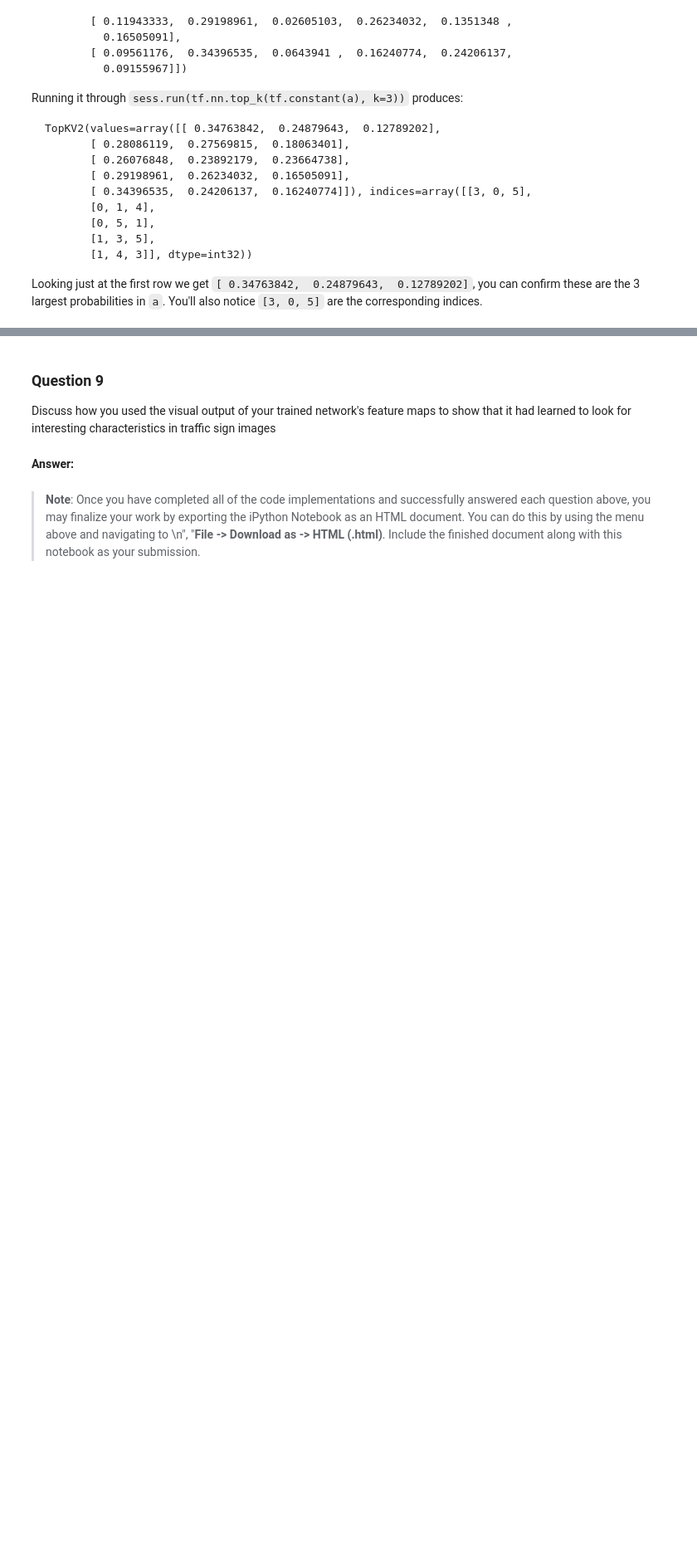
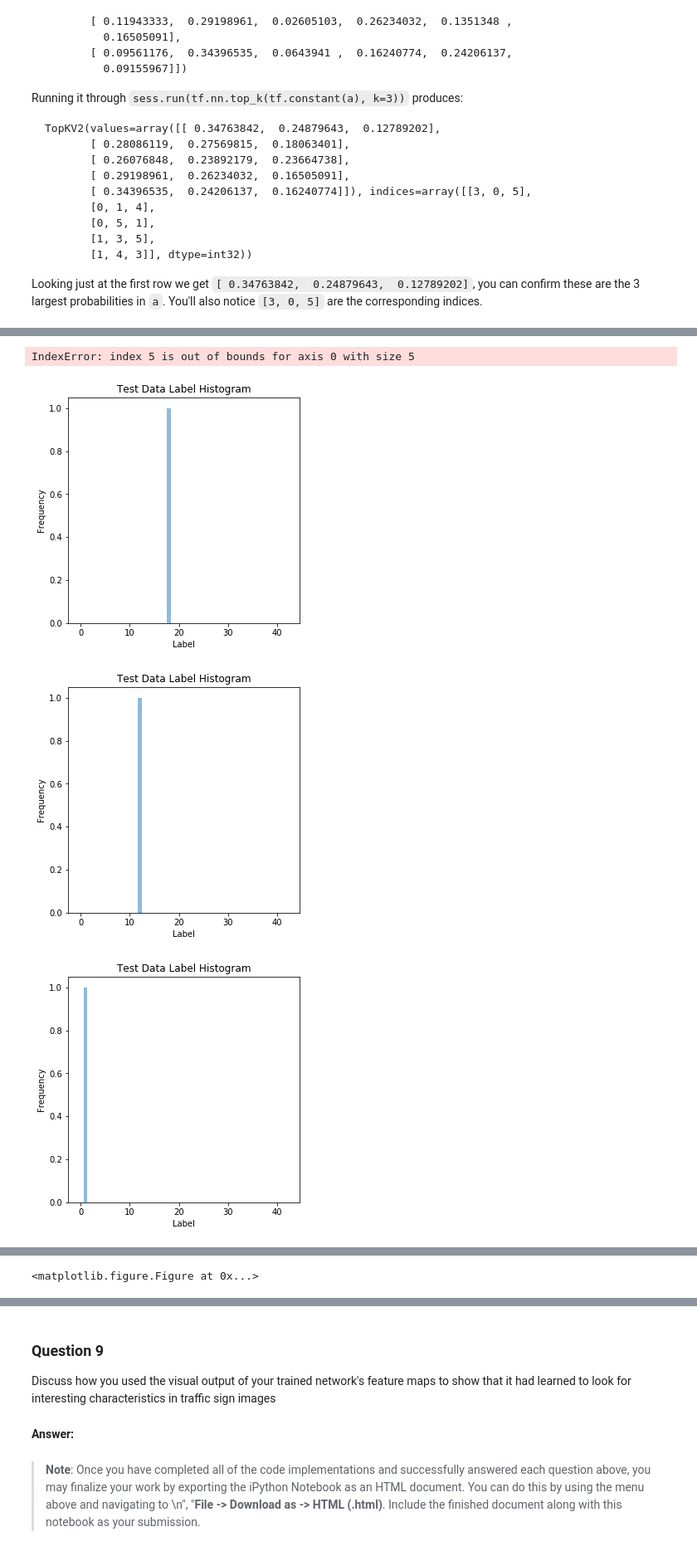
Before and after one commit to xingchih/CarND-Traffic-Sign-Classifier-Project, a Jupyter notebook: Traffic_Sign_Classifier.ipynb, the cells around one changed output, grey strips where cells are left out. Shown: that part at 83% size. Drawn from its saved outputs; the diff is of its cells as text; code cells hidden in the pictures; blank space fills up the shorter version.

```diff
--- a/Traffic_Sign_Classifier.ipynb
+++ b/Traffic_Sign_Classifier.ipynb
@@ -450,3 +493,27 @@ print(label)
 ### Run the predictions here and use the model to output the prediction for each image.
 ### Make sure to pre-process the images with the same pre-processing pipeline used earlier.
 ### Feel free to use as many code cells as needed.
+# %%
+### preprocess done above
+
+
+with tf.Session() as sess:
+    saver.restore(sess, tf.train.latest_checkpoint('.'))
+    new_logits = sess.run(logits, feed_dict={x: X_new, y: label_num})
+    new_prediction = sess.run(tf.argmax(new_logits, 1))
+    new_probability = sess.run(tf.nn.softmax(new_logits, name="softmax_tensor"))
+    #new_correct_prediction = sess.run(correct_prediction)
+    print("Predicted traffic sign label are: ", new_prediction)
+    print("Actual traffic sign label are: ",label_num)
+    print("Predicted traffic sign probabilities are: ", new_probability)
+    #print("new_correct_prediction = {:.3f}".format(new_correct_prediction))
+
+# def evaluate(X_data, y_data):
+#     num_examples = len(X_data)
+#     total_accuracy = 0
+#     sess = tf.get_default_session()
+#     for offset in range(0, num_examples, BATCH_SIZE):
+#         batch_x, batch_y = X_data[offset:offset+BATCH_SIZE], y_data[offset:offset+BATCH_SIZE]
+#         accuracy = sess.run(accuracy_operation, feed_dict={x: batch_x, y: batch_y})
+#         total_accuracy += (accuracy * len(batch_x))
+#     return total_accuracy / num_examples
@@ -500,0 +628,12 @@ Looking just at the first row we get `[ 0.34763842,  0.24879643,  0.12789202]`,
+# %%
+for i in range(n_classes):
+    plt.figure(figsize=(5,5))
+    plt.bar(range(n_classes), new_probability[i,:], align='center', alpha=0.5)
+    plt.title("Test Data Label Histogram")
+    plt.xlabel("Label")
+    plt.ylabel("Frequency")
+# %% [output]
+IndexError: index 5 is out of bounds for axis 0 with size 5
+[figure, added]
+[figure, added]
+[figure, added]
@@ -501,3 +642,4 @@ Looking just at the first row we get `[ 0.34763842,  0.24879643,  0.12789202]`,
+<matplotlib.figure.Figure at 0x...>
 # %% [markdown]
 ---
 
```
Also changed, not shown: parts of 10 cells of this notebook, 1 other file.
